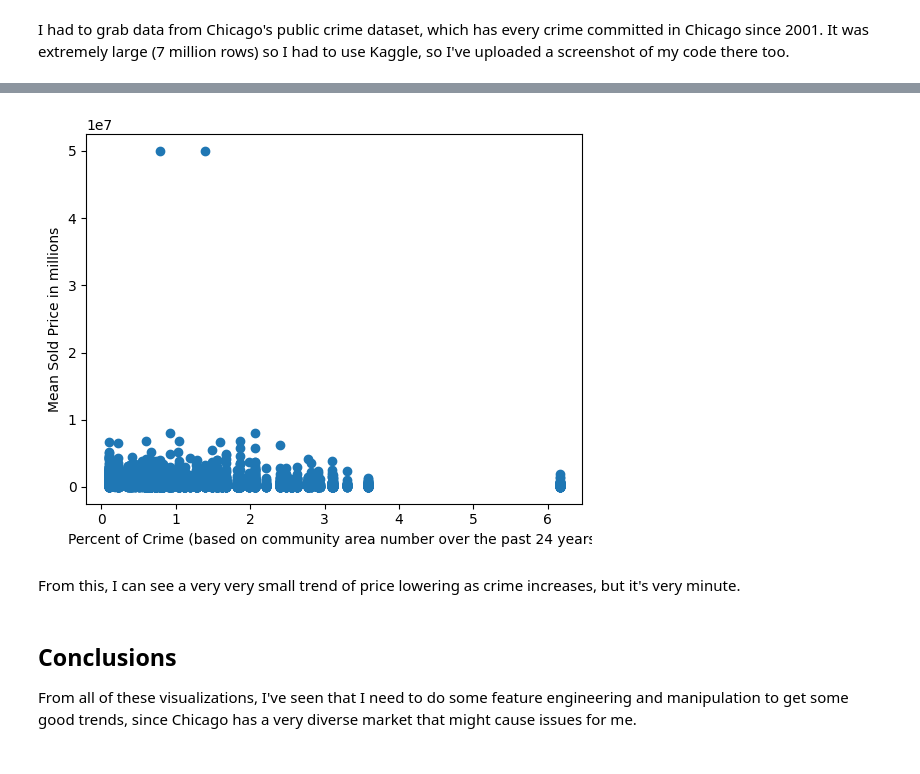
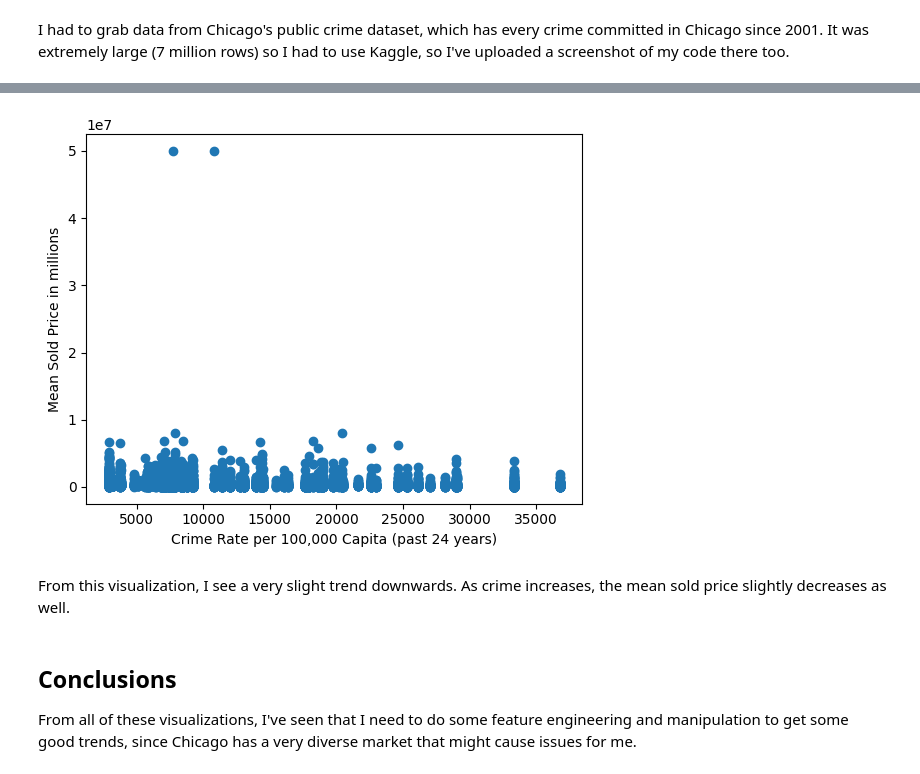
Before and after one commit to Kyra15/MachineLearningAHS, a Jupyter notebook: Project_2/Project_2.ipynb, the cells around one changed output, grey strips where cells are left out. Saved outputs shown, nothing was run; the diff lists cells and outputs as text; code cells hidden in the pictures.

```diff
--- a/Project_2/Project_2.ipynb
+++ b/Project_2/Project_2.ipynb
@@ -435,0 +428,17 @@ crime_counts["percents"] = (crime_counts["count"] / total_crime) * 100
+# %%
+neighborhood_to_cca = pd.read_csv("chicago_cca_exploded.csv")
+
+crime_counts = pd.read_csv("val_counts.csv")
+
+# calculuate crime rate per resident
+# https://www.kaggle.com/datasets/sergejnuss/chicago-community-areas-demographics
+population = pd.read_csv("chicago_population.CSV", delimiter=";", header=None)
+population = population.T
+
+population.columns = population.iloc[0]
+population = population[1:]
+population = population.reset_index(drop=True)
+
+population["population"] = population["population"].astype(float)
+population["Community Area"] = population["Community Area"].astype(int)
+population.head()
@@ -435,0 +452,9 @@ crime_counts["percents"] = (crime_counts["count"] / total_crime) * 100
+# %%
+crime_counts = crime_counts.merge(
+    population,
+    left_on="cca",
+    right_on="Community Area",
+    how="left"
+)
+
+crime_counts.head()
@@ -436,3 +468,8 @@ crime_counts["percents"] = (crime_counts["count"] / total_crime) * 100
+# %%
+crime_counts = crime_counts[["cca", "count", "population"]]
+# %%
+# https://oag.ca.gov/sites/all/files/agweb/pdfs/cjsc/stats/computational_formulas.pdf
+crime_counts["crime_rate"] = ((crime_counts["count"] / 24) / crime_counts["population"]) * 100000
 # %%
 crime_counts.head()
 # %% [output]
@@ -488,13 +525,13 @@ df.head()
 # %%
-plt.scatter(df["percents"].sort_values(), df["sold_price"])
+plt.scatter(df["crime_rate"].sort_values(), df["sold_price"])
 
-plt.xlabel("Percent of Crime (based on community area number over the past 24 years)")
+plt.xlabel("Crime Rate per 100,000 Capita (past 24 years)")
 plt.ylabel("Mean Sold Price in millions")
 plt.show()
 # %% [output]
-[figure, old version]
+[figure, new version]
-# %% [markdown]
-From this, I can see a very very small trend of price lowering as crime increases, but it's very minute.
+# %% [markdown]
+From this visualization, I see a very slight trend downwards. As crime increases, the mean sold price slightly decreases as well.
 # %% [markdown]
 ## Conclusions
 
```
Also changed, not shown: parts of 34 cells of this notebook.
